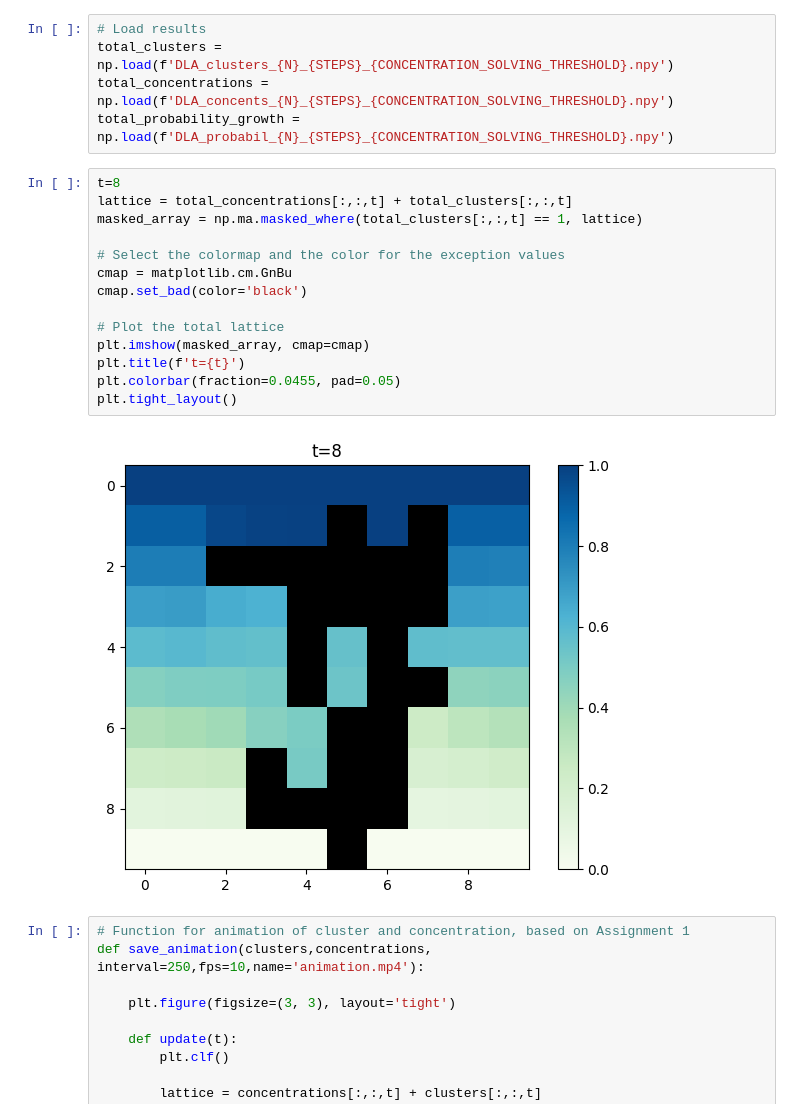
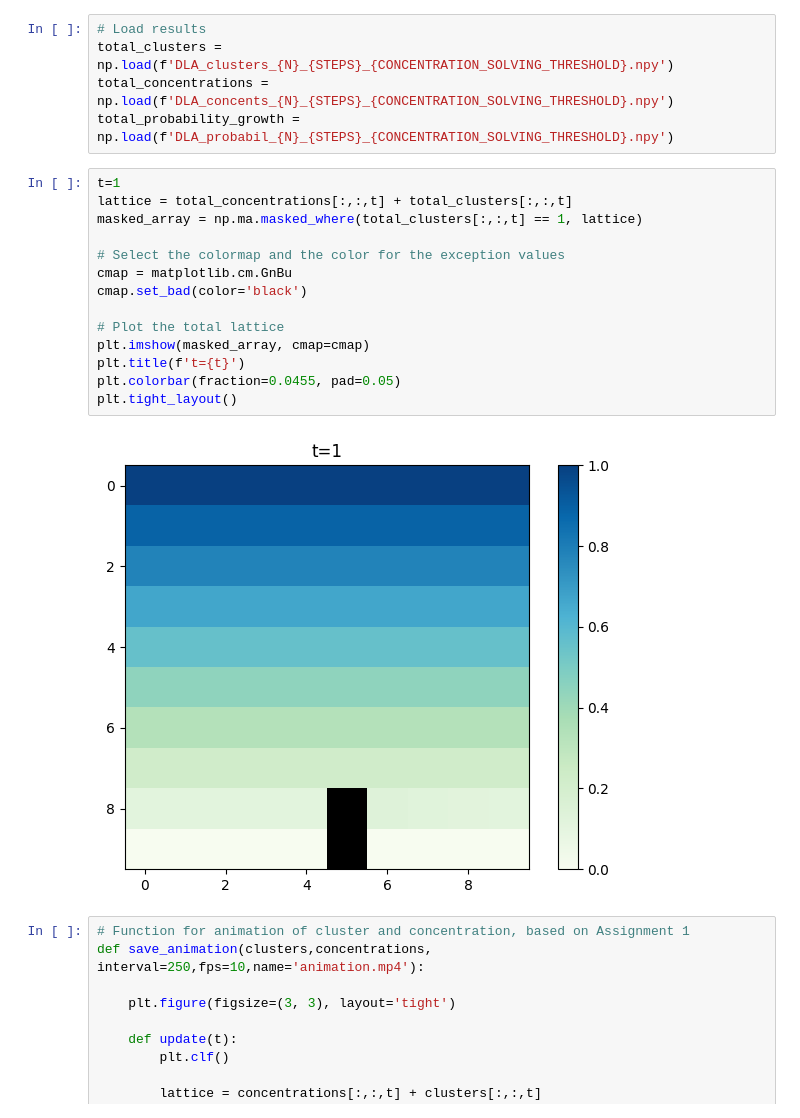
Before and after one commit to NitaiNijholt/ScientificComputing, a Jupyter notebook: assignment2.ipynb, the cells around one changed output. Cells and saved outputs as stored; diff of their text form.

```diff
--- a/assignment2.ipynb
+++ b/assignment2.ipynb
@@ -240,21 +238,21 @@ total_clusters = np.load(f'DLA_clusters_{N}_{STEPS}_{CONCENTRATION_SOLVING_THRES
 total_concentrations = np.load(f'DLA_concents_{N}_{STEPS}_{CONCENTRATION_SOLVING_THRESHOLD}.npy')
 total_probability_growth = np.load(f'DLA_probabil_{N}_{STEPS}_{CONCENTRATION_SOLVING_THRESHOLD}.npy')
 # %%
-t=8
+t=1
 lattice = total_concentrations[:,:,t] + total_clusters[:,:,t]
 masked_array = np.ma.masked_where(total_clusters[:,:,t] == 1, lattice)
 
 # Select the colormap and the color for the exception values
 cmap = matplotlib.cm.GnBu
 cmap.set_bad(color='black')
 
 # Plot the total lattice
 plt.imshow(masked_array, cmap=cmap)
 plt.title(f't={t}')
 plt.colorbar(fraction=0.0455, pad=0.05)
 plt.tight_layout()
 # %% [output]
-[figure, old version]
+[figure, new version]
 # %%
 # Function for animation of cluster and concentration, based on Assignment 1
 def save_animation(clusters,concentrations, interval=250,fps=10,name='animation.mp4'):
```
Also changed, not shown: parts of 2 cells of this notebook.
